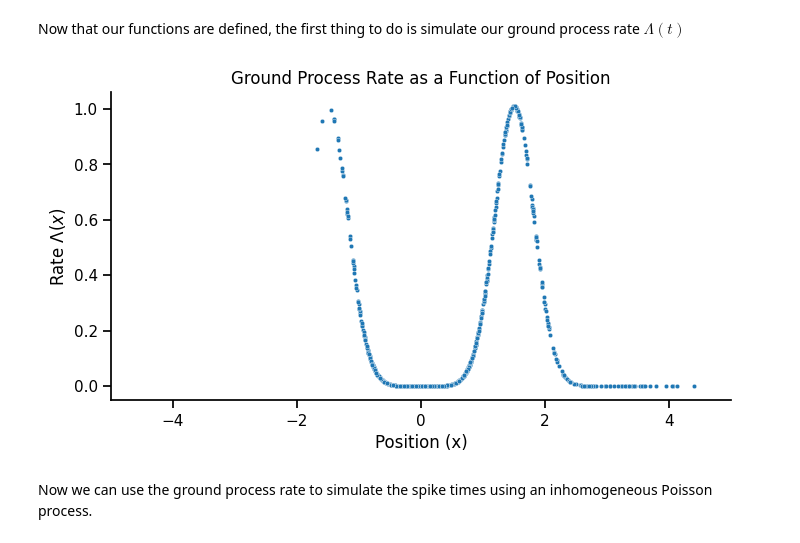
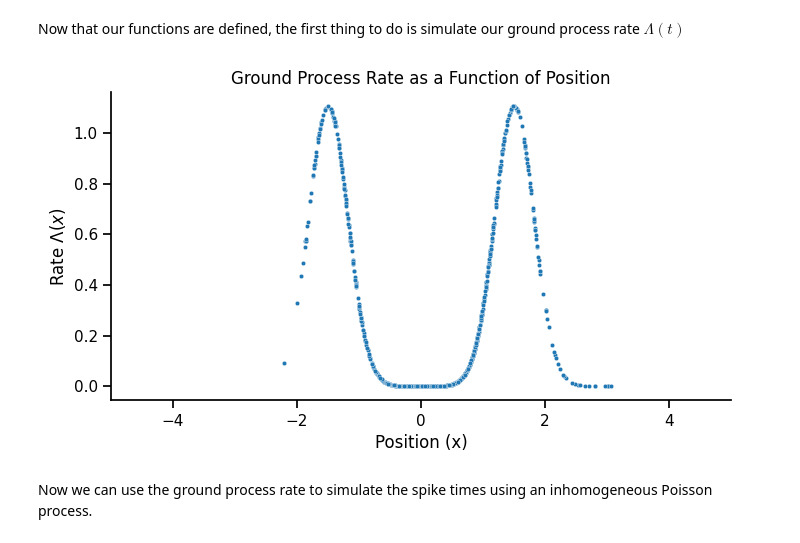
Before and after one commit to Sid-Rafilson-1617/Clusterless-Decoding, a Jupyter notebook: SimulatedData.ipynb, the cells around one changed output. Drawn from its saved outputs; the diff is of its cells as text; code cells hidden in the pictures.

```diff
--- a/SimulatedData.ipynb
+++ b/SimulatedData.ipynb
@@ -108,28 +108,28 @@ Now that our functions are defined, the first thing to do is simulate our ground
 # %%
 # Defining the parameters of the simulation model
 mu_x = [-1.5, 1.5]
 sigma_x = [np.sqrt(0.1), np.sqrt(0.1)]
-a = [0.01, 0.01]
+a = [0.1, 0.1]
 mu_m = [10, 13]
-sigma_m = [2,2]
+sigma_m = [np.sqrt(2),np.sqrt(2)]
 
 # simulating the ground process rate
 rate = np.zeros(n_timesteps)
 for k in range(n_timesteps):
     rate[k] = ground_process_rate(x[k], mu_x, sigma_x, a)
 
 
 # Plotting the ground process rate as a function of position
 plt.figure(figsize=(8, 4))
 sns.scatterplot(x = x, y = rate, s = 10)
 plt.xlabel("Position (x)")
 plt.ylabel("Rate $\\Lambda(x)$")
 plt.title("Ground Process Rate as a Function of Position")
 plt.xlim(-5, 5)
 sns.despine()
 plt.show()
 # %% [output]
-[figure, old version]
+[figure, new version]
 # %% [markdown]
 Now we can use the ground process rate to simulate the spike times using an inhomogeneous Poisson process.
 # %%
```
Also changed, not shown: parts of 15 cells of this notebook.
